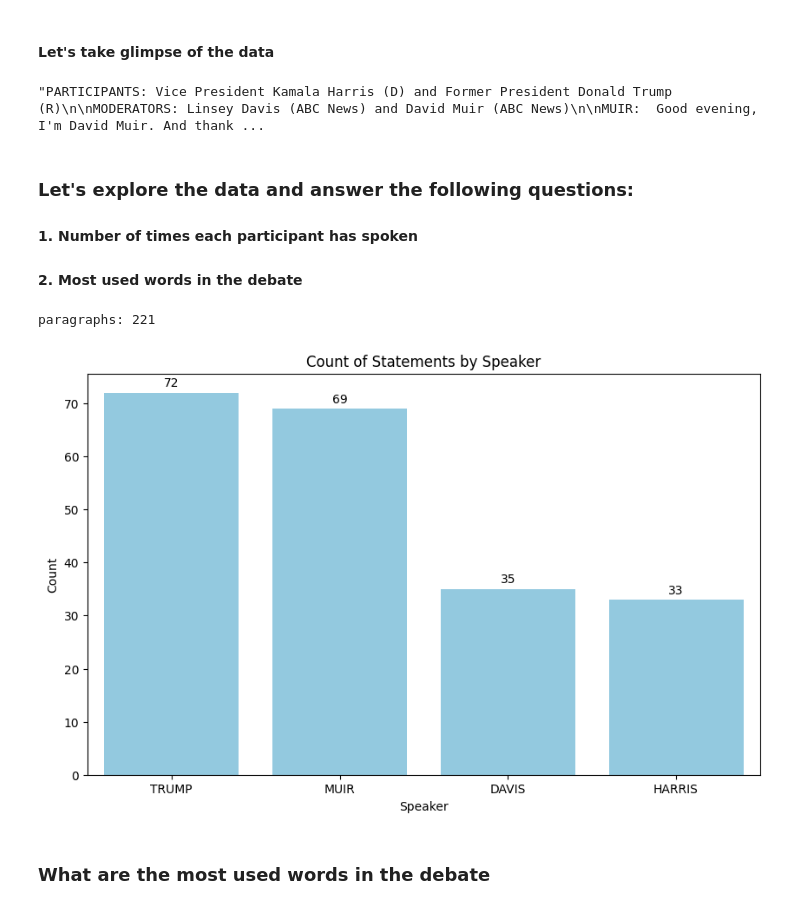
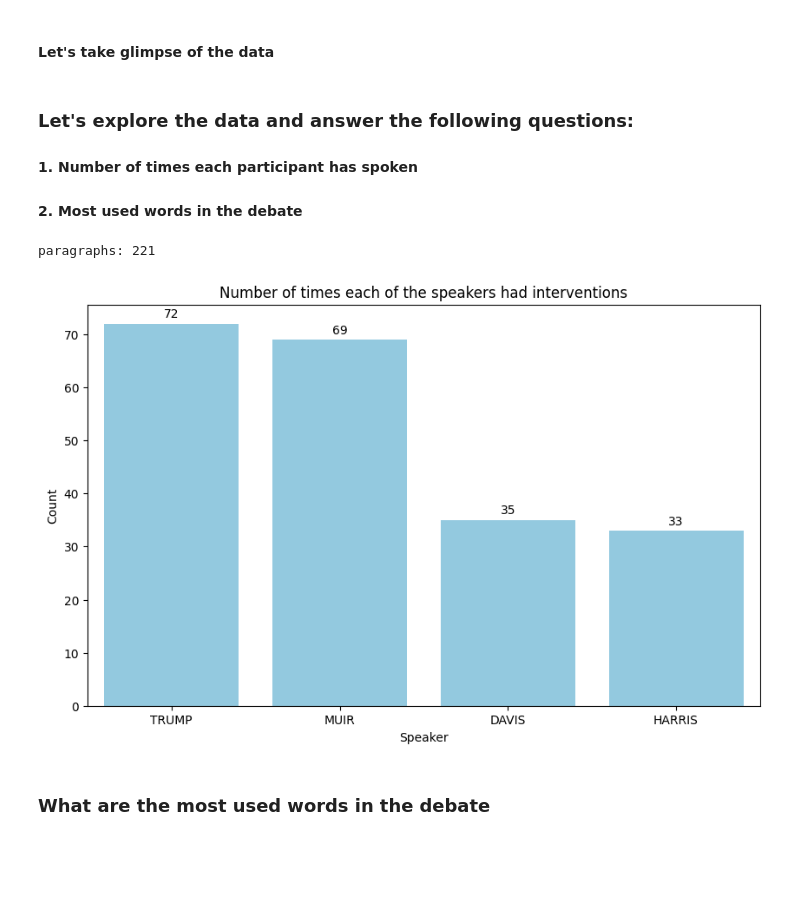
Before and after one commit to soham-bhagwat/Data-Analysis-EDA, a Jupyter notebook: presidential_debate.ipynb, the cells around one changed output. Drawn from its saved outputs; the diff is of its cells as text; code cells hidden in the pictures; blank space fills up the shorter version.

```diff
--- a/presidential_debate.ipynb
+++ b/presidential_debate.ipynb
@@ -26,9 +59,5 @@ Length of transcript text: 95436
 # %% [markdown]
 #### Let's take glimpse of the data
-# %%
-text_data[:1000]
-# %% [output]
-"PARTICIPANTS: Vice President Kamala Harris (D) and Former President Donald Trump (R)\n\nMODERATORS: Linsey Davis (ABC News) and David Muir (ABC News)\n\nMUIR:  Good evening, I'm David Muir. And thank ...
 # %% [markdown]
 ### Let's explore the data and answer the following questions:
 #### 1. Number of times each participant has spoken
@@ -47,35 +76,36 @@ for regex in regex_list:
     count = 0
     for text in texts:
         regex_pattern = re.compile(regex, re.UNICODE)
         results = [match.group(group) for match in regex_pattern.finditer(text)]
         count += len(results)
     speaker = regex.rstrip(':')
     counts[speaker] = count
 
 
 # Create a DataFrame for visualization
 df = pd.DataFrame(list(counts.items()), columns=['Speaker', 'Count'])
 df = df.sort_values(by='Count', ascending=False)
 
 
 plt.figure(figsize=(10, 6))
 ax = sns.barplot(x='Speaker', y='Count', data=df, color='skyblue')  # Set bar color to skyblue
 
 # Add counts at the top of the bars
 for p in ax.patches:
     ax.annotate(format(p.get_height(), '.0f'),
                 (p.get_x() + p.get_width() / 2., p.get_height()),
                 ha = 'center', va = 'center',
                 xytext = (0, 8),
                 textcoords = 'offset points')
 
-plt.title('Count of Statements by Speaker')
+plt.title('Number of times each of the speakers had interventions')
 plt.xlabel('Speaker')
 plt.ylabel('Count')
+plt.savefig('times_spoken.jpg')
 plt.show()
 # %% [output]
 paragraphs: 221
-[figure, old version]
+[figure, new version]
 # %% [markdown]
 ### What are the most used words in the debate
 # %%
```
Also changed, not shown: parts of 13 cells of this notebook.
